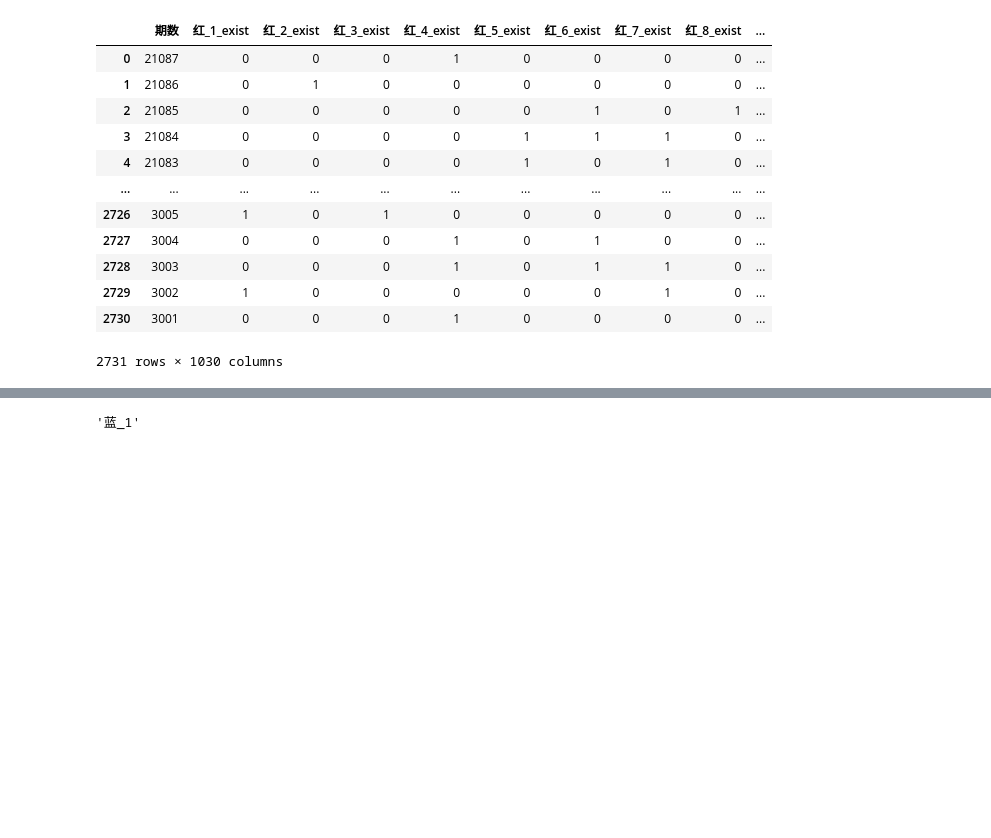
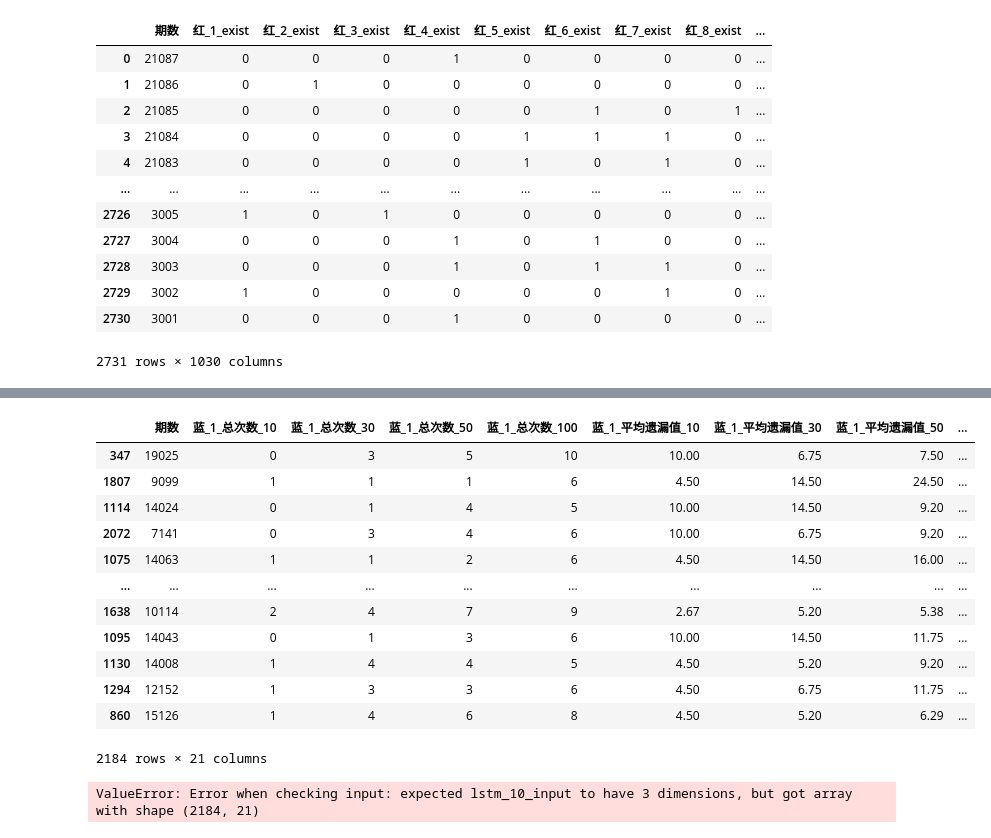
Before and after one commit to zhouyuzhy/predict_Lottery_ticket, a Jupyter notebook: lottery/lstm/lstm_test.ipynb, the cells around one changed output, grey strips where cells are left out. Drawn from its saved outputs; the diff is of its cells as text; code cells hidden in the pictures; blank space fills up the shorter version.

```diff
--- a/lottery/lstm/lstm_test.ipynb
+++ b/lottery/lstm/lstm_test.ipynb
@@ -161,5 +181,34 @@ train_set, test_set = train_test_split(data, test_size=0.2, random_state=42)
 # %%
 ball = ('蓝', 1)
 key = ball[0] + '_' + str(ball[1])
+train_set_x = train_set[[ATTRIBUTE_ISSUE] + X_ATTRIBUTES[key]].values
+train_set_y = train_set[Y_ATTRIBUTES[key]].values
+test_set_x = test_set[[ATTRIBUTE_ISSUE] + X_ATTRIBUTES[key]].values
+test_set_y = test_set[Y_ATTRIBUTES[key]].values
-# %% [output]
-'蓝_1'
+# %%
+train_set[[ATTRIBUTE_ISSUE] + X_ATTRIBUTES[key]]
+train_set[Y_ATTRIBUTES[key]]
+train_set[[ATTRIBUTE_ISSUE] + X_ATTRIBUTES[key]]
+# %% [output]
+|  | 期数 | 蓝_1_总次数_10 | 蓝_1_总次数_30 | 蓝_1_总次数_50 | 蓝_1_总次数_100 | 蓝_1_平均遗漏值_10 | 蓝_1_平均遗漏值_30 | 蓝_1_平均遗漏值_50 | ... |
+| 347 | 19025 | 0 | 3 | 5 | 10 | 10.00 | 6.75 | 7.50 | ... |
+| 1807 | 9099 | 1 | 1 | 1 | 6 | 4.50 | 14.50 | 24.50 | ... |
+| 1114 | 14024 | 0 | 1 | 4 | 5 | 10.00 | 14.50 | 9.20 | ... |
+| 2072 | 7141 | 0 | 3 | 4 | 6 | 10.00 | 6.75 | 9.20 | ... |
+| 1075 | 14063 | 1 | 1 | 2 | 6 | 4.50 | 14.50 | 16.00 | ... |
+| ... | ... | ... | ... | ... | ... | ... | ... | ... | ... |
+| 1638 | 10114 | 2 | 4 | 7 | 9 | 2.67 | 5.20 | 5.38 | ... |
+| 1095 | 14043 | 0 | 1 | 3 | 6 | 10.00 | 14.50 | 11.75 | ... |
+| 1130 | 14008 | 1 | 4 | 4 | 5 | 4.50 | 5.20 | 9.20 | ... |
+| 1294 | 12152 | 1 | 3 | 3 | 6 | 4.50 | 6.75 | 11.75 | ... |
+| 860 | 15126 | 1 | 4 | 6 | 8 | 4.50 | 5.20 | 6.29 | ... |
+2184 rows × 21 columns
+# %%
+num_epochs = 10
+history = model.fit(train_set_x,
+                    train_set_y,
+                    epochs=num_epochs,
+                    validation_data=(test_set_x, test_set_y),
+                    verbose=2)
+# %% [output]
+ValueError: Error when checking input: expected lstm_10_input to have 3 dimensions, but got array with shape (2184, 21)
```
Also changed, not shown: parts of 4 cells of this notebook, 7 other files.
